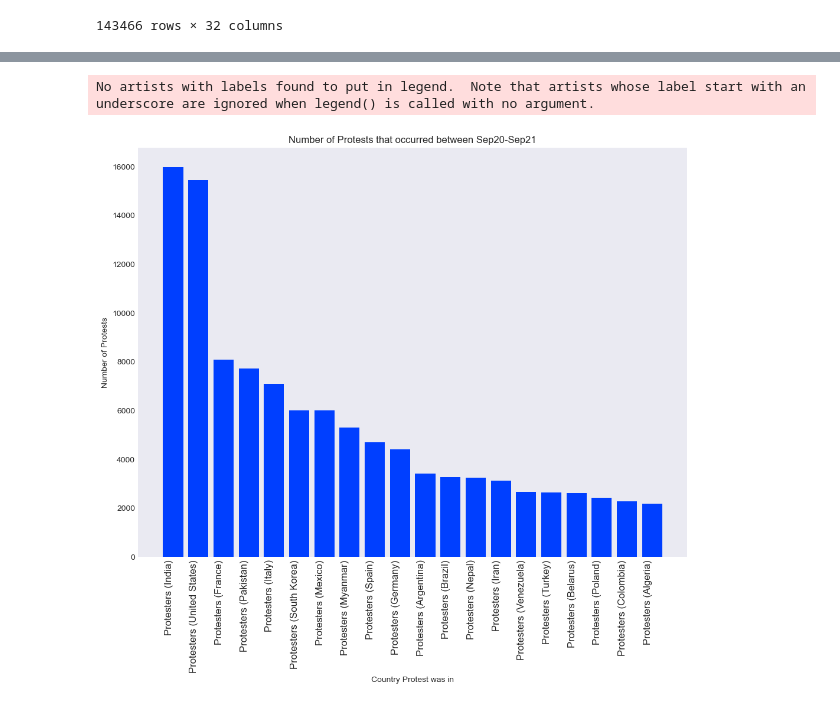
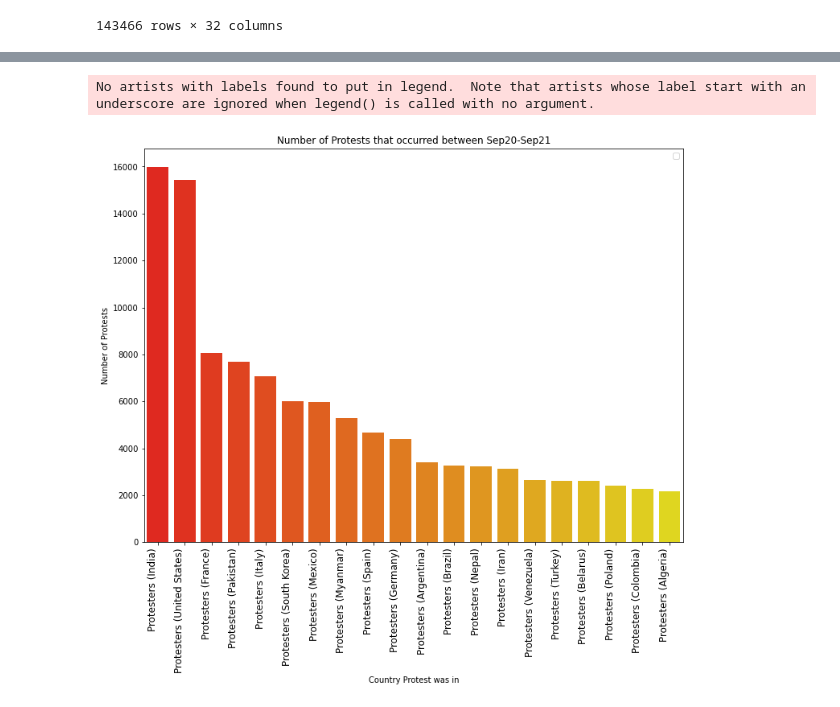
Before and after one commit to morgancoad/acled_data, a Jupyter notebook: notebooks/acled_eda.ipynb, the cells around one changed output, grey strips where cells are left out. Drawn from its saved outputs; the diff is of its cells as text; code cells hidden in the pictures.

Commit message:
changed color on graphs and worked on src

```diff
--- a/notebooks/acled_eda.ipynb
+++ b/notebooks/acled_eda.ipynb
@@ -642,17 +616,17 @@ Clipping input data to the valid range for imshow with RGB data ([0..1] for floa
 # %%
 #Graphed (bar) sep2020-sep2021
 fig, ax = plt.subplots(figsize=(12,9))
-ax.bar(acled_df_sort_bar_toptwenty_2020_2021.index,acled_df_sort_bar_toptwenty_2020_2021)
+sns.barplot(acled_df_sort_bar_toptwenty_2020_2021.index,acled_df_sort_bar_toptwenty_2020_2021, palette='autumn')
 ax.set_xticklabels(acled_df_sort_bar_toptwenty_2020_2021.index, rotation=90, horizontalalignment = 'right', fontsize = '12')
 plt.xlabel("Country Protest was in")
 plt.ylabel("Number of Protests")
 plt.title("Number of Protests that occurred between Sep20-Sep21")
 plt.legend()
 plt.show
 plt.savefig('../images/Protests_bar_2020_2021.png', bbox_inches = 'tight')
 # %% [output]
 No artists with labels found to put in legend.  Note that artists whose label start with an underscore are ignored when legend() is called with no argument.
-[figure, old version]
+[figure, new version]
 # %%
 
 #Graphing Top Channels by views and likes
```
Also changed, not shown: parts of 15 cells of this notebook, 8 other files.
